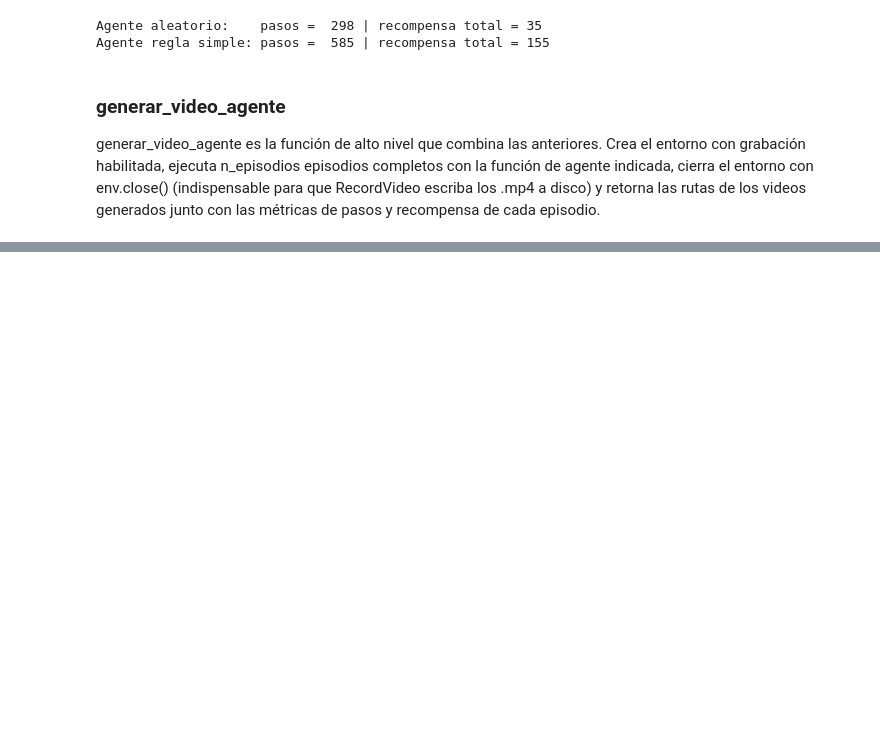
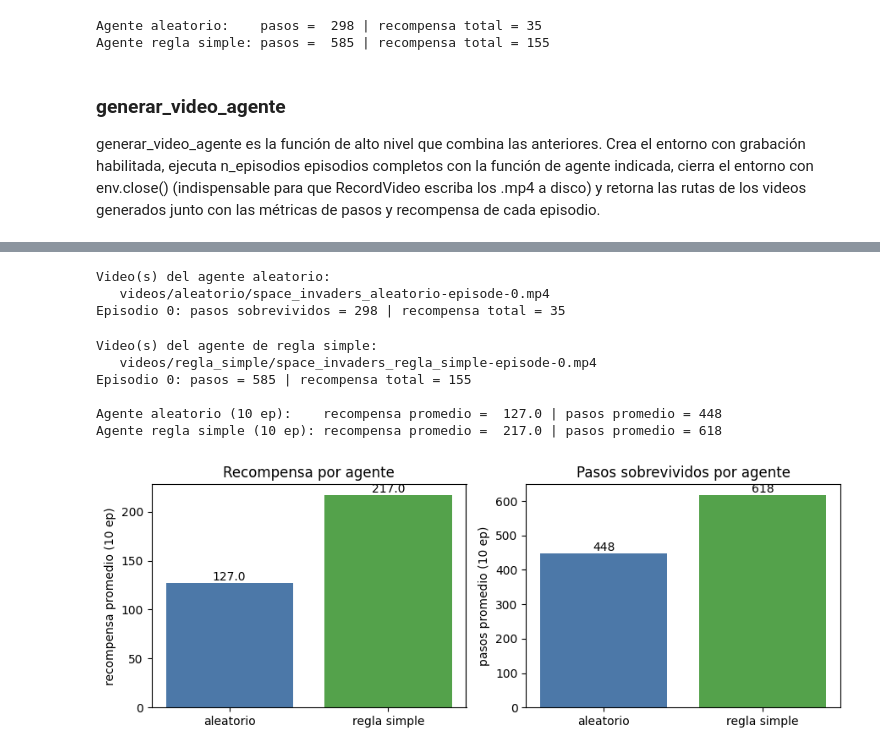
Before and after one commit to Rueda-s-Organization/Laboratorio-5-ALE, a Jupyter notebook: Laboratorio5_ALE_SpaceInvaders.ipynb, the cells around one changed output, grey strips where cells are left out. Cells and saved outputs as stored; diff of their text form; code cells hidden in the pictures; blank space fills up the shorter version.

Commit message:
Videos del agente aleatorio en Space Invaders y métricas

```diff
--- a/Laboratorio5_ALE_SpaceInvaders.ipynb
+++ b/Laboratorio5_ALE_SpaceInvaders.ipynb
@@ -204,0 +209,73 @@ def generar_video_agente(nombre_entorno, funcion_agente, video_folder,
+# %%
+CARPETA_VIDEOS = "videos"   # una subcarpeta por agente para no mezclar grabaciones
+
+rutas_rand, met_rand = generar_video_agente(
+    "ALE/SpaceInvaders-v5", agente_aleatorio,
+    video_folder=os.path.join(CARPETA_VIDEOS, "aleatorio"),
+    name_prefix="space_invaders_aleatorio",
+    n_episodios=1, seed=0)
+
+print("Video(s) del agente aleatorio:")
+for r in rutas_rand:
+    print("  ", r)
+for m in met_rand:
+    print(f"Episodio {m['episodio']}: pasos sobrevividos = {m['pasos']} "
+          f"| recompensa total = {m['recompensa']:.0f}")
+# %% [output]
+Video(s) del agente aleatorio:
+   videos/aleatorio/space_invaders_aleatorio-episode-0.mp4
+Episodio 0: pasos sobrevividos = 298 | recompensa total = 35
+# %%
+# Segundo video con el agente de regla simple, como referencia por encima del azar.
+rutas_regla, met_regla = generar_video_agente(
+    "ALE/SpaceInvaders-v5", agente_regla_simple,
+    video_folder=os.path.join(CARPETA_VIDEOS, "regla_simple"),
+    name_prefix="space_invaders_regla_simple",
+    n_episodios=1, seed=0)
+
+print("Video(s) del agente de regla simple:")
+for r in rutas_regla:
+    print("  ", r)
+for m in met_regla:
+    print(f"Episodio {m['episodio']}: pasos = {m['pasos']} "
+          f"| recompensa total = {m['recompensa']:.0f}")
+
+# Comparación de ambos agentes sobre varios episodios para una métrica más estable.
+def evaluar_agente(nombre_entorno, funcion_agente, episodios=5, seed=0):
+    env = crear_entorno(nombre_entorno)
+    env.action_space.seed(seed)
+    np.random.seed(seed)
+    retornos, pasos = [], []
+    for ep in range(episodios):
+        t, R = ejecutar_episodio(env, funcion_agente, seed=seed + ep)
+        retornos.append(R); pasos.append(t)
+    env.close()
+    return retornos, pasos
+
+ret_rand, pasos_rand = evaluar_agente("ALE/SpaceInvaders-v5", agente_aleatorio, episodios=10, seed=0)
+ret_regla, pasos_regla = evaluar_agente("ALE/SpaceInvaders-v5", agente_regla_simple, episodios=10, seed=0)
+print(f"\nAgente aleatorio (10 ep):    recompensa promedio = {np.mean(ret_rand):6.1f} | pasos promedio = {np.mean(pasos_rand):.0f}")
+print(f"Agente regla simple (10 ep): recompensa promedio = {np.mean(ret_regla):6.1f} | pasos promedio = {np.mean(pasos_regla):.0f}")
+# %% [output]
+Video(s) del agente de regla simple:
+   videos/regla_simple/space_invaders_regla_simple-episode-0.mp4
+Episodio 0: pasos = 585 | recompensa total = 155
+
+Agente aleatorio (10 ep):    recompensa promedio =  127.0 | pasos promedio = 448
+Agente regla simple (10 ep): recompensa promedio =  217.0 | pasos promedio = 618
+# %%
+fig, (ax1, ax2) = plt.subplots(1, 2, figsize=(9, 3.4))
+etiquetas = ["aleatorio", "regla simple"]
+ax1.bar(etiquetas, [np.mean(ret_rand), np.mean(ret_regla)], color=["#4C78A8", "#54A24B"])
+ax1.set_ylabel("recompensa promedio (10 ep)")
+ax1.set_title("Recompensa por agente")
+for i, v in enumerate([np.mean(ret_rand), np.mean(ret_regla)]):
+    ax1.text(i, v, f"{v:.1f}", ha="center", va="bottom")
+ax2.bar(etiquetas, [np.mean(pasos_rand), np.mean(pasos_regla)], color=["#4C78A8", "#54A24B"])
+ax2.set_ylabel("pasos promedio (10 ep)")
+ax2.set_title("Pasos sobrevividos por agente")
+for i, v in enumerate([np.mean(pasos_rand), np.mean(pasos_regla)]):
+    ax2.text(i, v, f"{v:.0f}", ha="center", va="bottom")
+plt.tight_layout(); plt.show()
+# %% [output]
+[figure, added]
```
Also changed, not shown: parts of 1 cell of this notebook, 2 other files.
